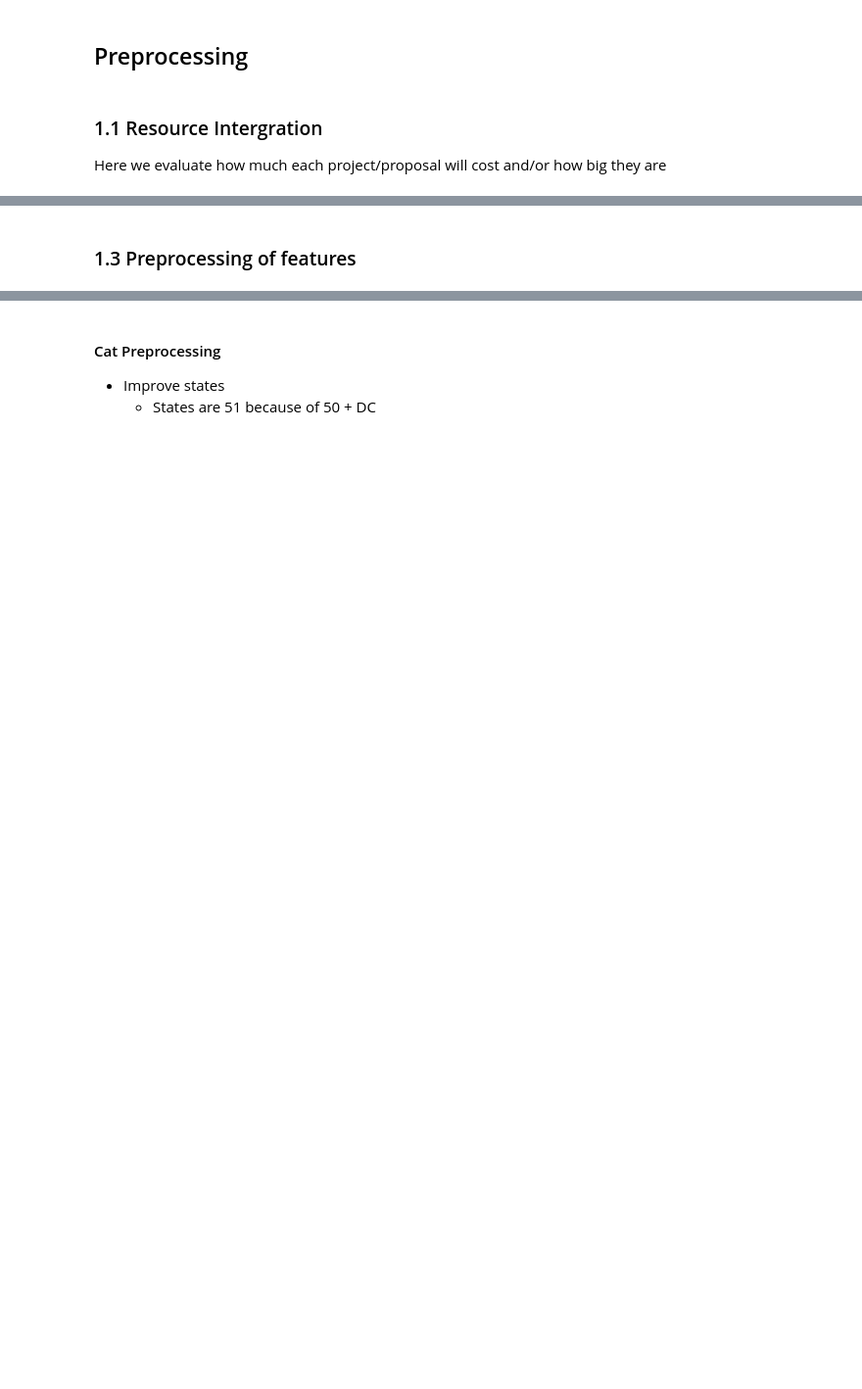
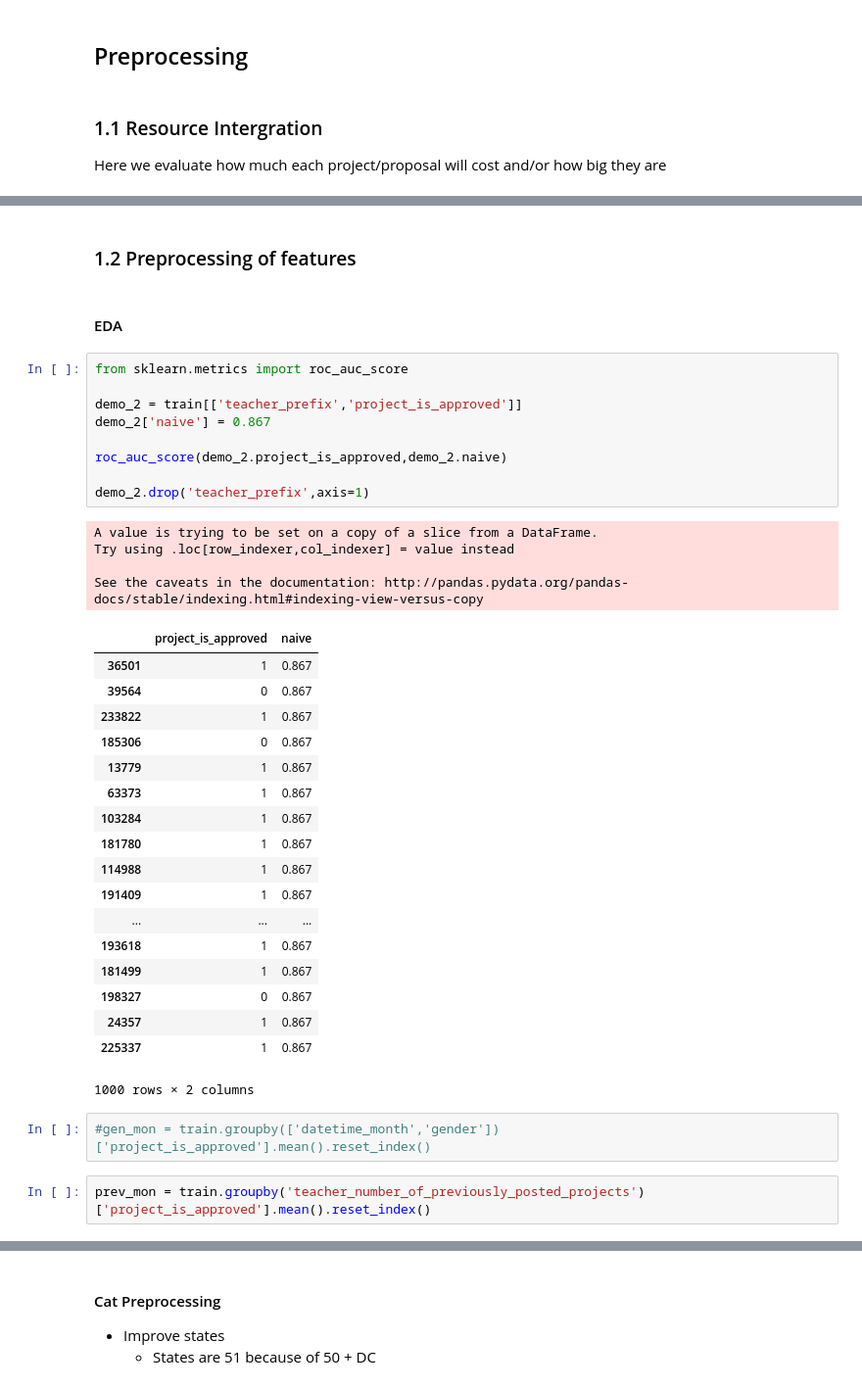
Before and after one commit to Mikhail-Naumov/Donors_Choose, a Jupyter notebook: Donors.ipynb, the cells around one changed output, grey strips where cells are left out. Shown at 98% size. Saved outputs shown, nothing was run; the diff lists cells and outputs as text; blank space fills up the shorter version.

```diff
--- a/Donors.ipynb
+++ b/Donors.ipynb
@@ -62,2 +91,40 @@ del res
 # %% [markdown]
-### 1.3 Preprocessing of features
+### 1.2 Preprocessing of features
+# %% [markdown]
+#### EDA
+# %%
+from sklearn.metrics import roc_auc_score
+
+demo_2 = train[['teacher_prefix','project_is_approved']]
+demo_2['naive'] = 0.867
+
+roc_auc_score(demo_2.project_is_approved,demo_2.naive)
+
+demo_2.drop('teacher_prefix',axis=1)
+# %% [output]
+A value is trying to be set on a copy of a slice from a DataFrame.
+Try using .loc[row_indexer,col_indexer] = value instead
+
+See the caveats in the documentation: http://pandas.pydata.org/pandas-docs/stable/indexing.html#indexing-view-versus-copy
+|  | project_is_approved | naive |
+| 36501 | 1 | 0.867 |
+| 39564 | 0 | 0.867 |
+| 233822 | 1 | 0.867 |
+| 185306 | 0 | 0.867 |
+| 13779 | 1 | 0.867 |
+| 63373 | 1 | 0.867 |
+| 103284 | 1 | 0.867 |
+| 181780 | 1 | 0.867 |
+| 114988 | 1 | 0.867 |
+| 191409 | 1 | 0.867 |
+| ... | ... | ... |
+| 193618 | 1 | 0.867 |
+| 181499 | 1 | 0.867 |
+| 198327 | 0 | 0.867 |
+| 24357 | 1 | 0.867 |
+| 225337 | 1 | 0.867 |
+1000 rows × 2 columns
+# %%
+#gen_mon = train.groupby(['datetime_month','gender'])['project_is_approved'].mean().reset_index()
+# %%
+prev_mon = train.groupby('teacher_number_of_previously_posted_projects')['project_is_approved'].mean().reset_index()
```
Also changed, not shown: parts of 37 cells of this notebook.
